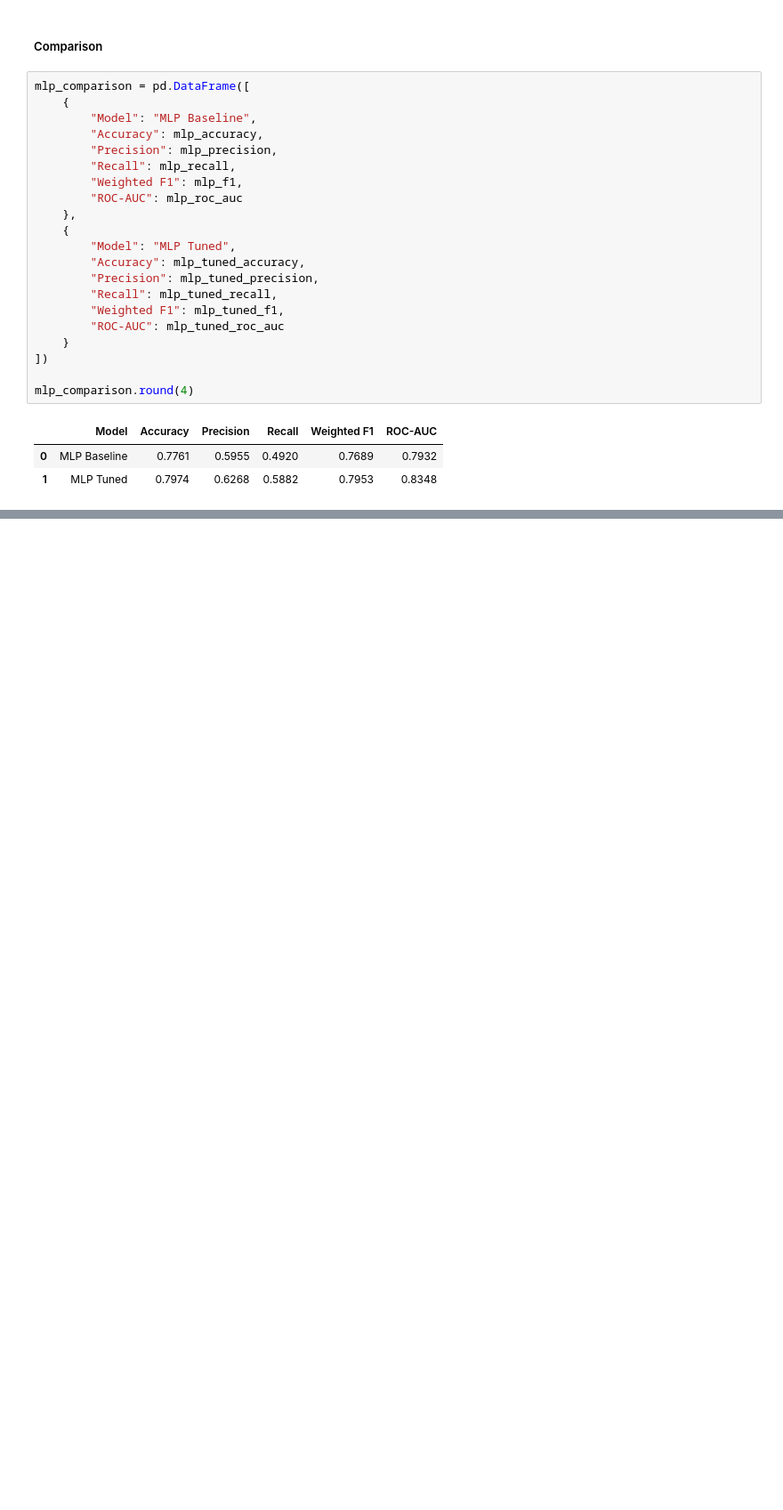
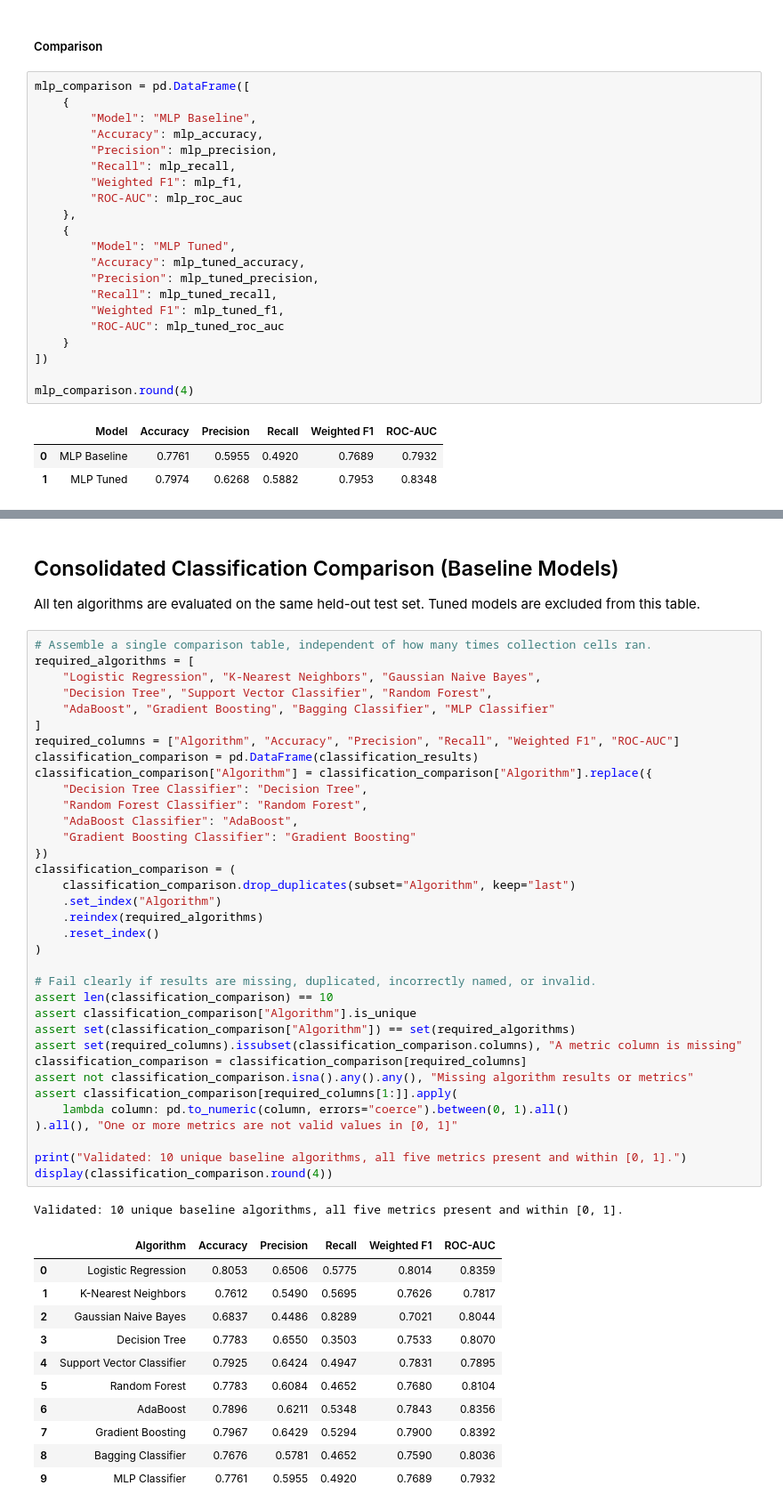
Before and after one commit to Anuja1307/ML_Capstone_Project, a Jupyter notebook: notebooks/Classification.ipynb, the cells around one changed output, grey strips where cells are left out. Shown at 89% size. Drawn from its saved outputs; the diff is of its cells as text; blank space fills up the shorter version.

```diff
--- a/notebooks/Classification.ipynb
+++ b/notebooks/Classification.ipynb
@@ -2001,0 +2109,52 @@ GridSearchCV was used to tune the hidden layer sizes and activation function of
+# %% [markdown]
+## Consolidated Classification Comparison (Baseline Models)
+
+All ten algorithms are evaluated on the same held-out test set. Tuned models are excluded from this table.
+# %%
+# Assemble a single comparison table, independent of how many times collection cells ran.
+required_algorithms = [
+    "Logistic Regression", "K-Nearest Neighbors", "Gaussian Naive Bayes",
+    "Decision Tree", "Support Vector Classifier", "Random Forest",
+    "AdaBoost", "Gradient Boosting", "Bagging Classifier", "MLP Classifier"
+]
+required_columns = ["Algorithm", "Accuracy", "Precision", "Recall", "Weighted F1", "ROC-AUC"]
+classification_comparison = pd.DataFrame(classification_results)
+classification_comparison["Algorithm"] = classification_comparison["Algorithm"].replace({
+    "Decision Tree Classifier": "Decision Tree",
+    "Random Forest Classifier": "Random Forest",
+    "AdaBoost Classifier": "AdaBoost",
+    "Gradient Boosting Classifier": "Gradient Boosting"
+})
+classification_comparison = (
+    classification_comparison.drop_duplicates(subset="Algorithm", keep="last")
+    .set_index("Algorithm")
+    .reindex(required_algorithms)
+    .reset_index()
+)
+
+# Fail clearly if results are missing, duplicated, incorrectly named, or invalid.
+assert len(classification_comparison) == 10
+assert classification_comparison["Algorithm"].is_unique
+assert set(classification_comparison["Algorithm"]) == set(required_algorithms)
+assert set(required_columns).issubset(classification_comparison.columns), "A metric column is missing"
+classification_comparison = classification_comparison[required_columns]
+assert not classification_comparison.isna().any().any(), "Missing algorithm results or metrics"
+assert classification_comparison[required_columns[1:]].apply(
+    lambda column: pd.to_numeric(column, errors="coerce").between(0, 1).all()
+).all(), "One or more metrics are not valid values in [0, 1]"
+
+print("Validated: 10 unique baseline algorithms, all five metrics present and within [0, 1].")
+display(classification_comparison.round(4))
+# %% [output]
+Validated: 10 unique baseline algorithms, all five metrics present and within [0, 1].
+|  | Algorithm | Accuracy | Precision | Recall | Weighted F1 | ROC-AUC |
+| 0 | Logistic Regression | 0.8053 | 0.6506 | 0.5775 | 0.8014 | 0.8359 |
+| 1 | K-Nearest Neighbors | 0.7612 | 0.5490 | 0.5695 | 0.7626 | 0.7817 |
+| 2 | Gaussian Naive Bayes | 0.6837 | 0.4486 | 0.8289 | 0.7021 | 0.8044 |
+| 3 | Decision Tree | 0.7783 | 0.6550 | 0.3503 | 0.7533 | 0.8070 |
+| 4 | Support Vector Classifier | 0.7925 | 0.6424 | 0.4947 | 0.7831 | 0.7895 |
+| 5 | Random Forest | 0.7783 | 0.6084 | 0.4652 | 0.7680 | 0.8104 |
+| 6 | AdaBoost | 0.7896 | 0.6211 | 0.5348 | 0.7843 | 0.8356 |
+| 7 | Gradient Boosting | 0.7967 | 0.6429 | 0.5294 | 0.7900 | 0.8392 |
+| 8 | Bagging Classifier | 0.7676 | 0.5781 | 0.4652 | 0.7590 | 0.8036 |
+| 9 | MLP Classifier | 0.7761 | 0.5955 | 0.4920 | 0.7689 | 0.7932 |
```
Also changed, not shown: parts of 28 cells of this notebook.
